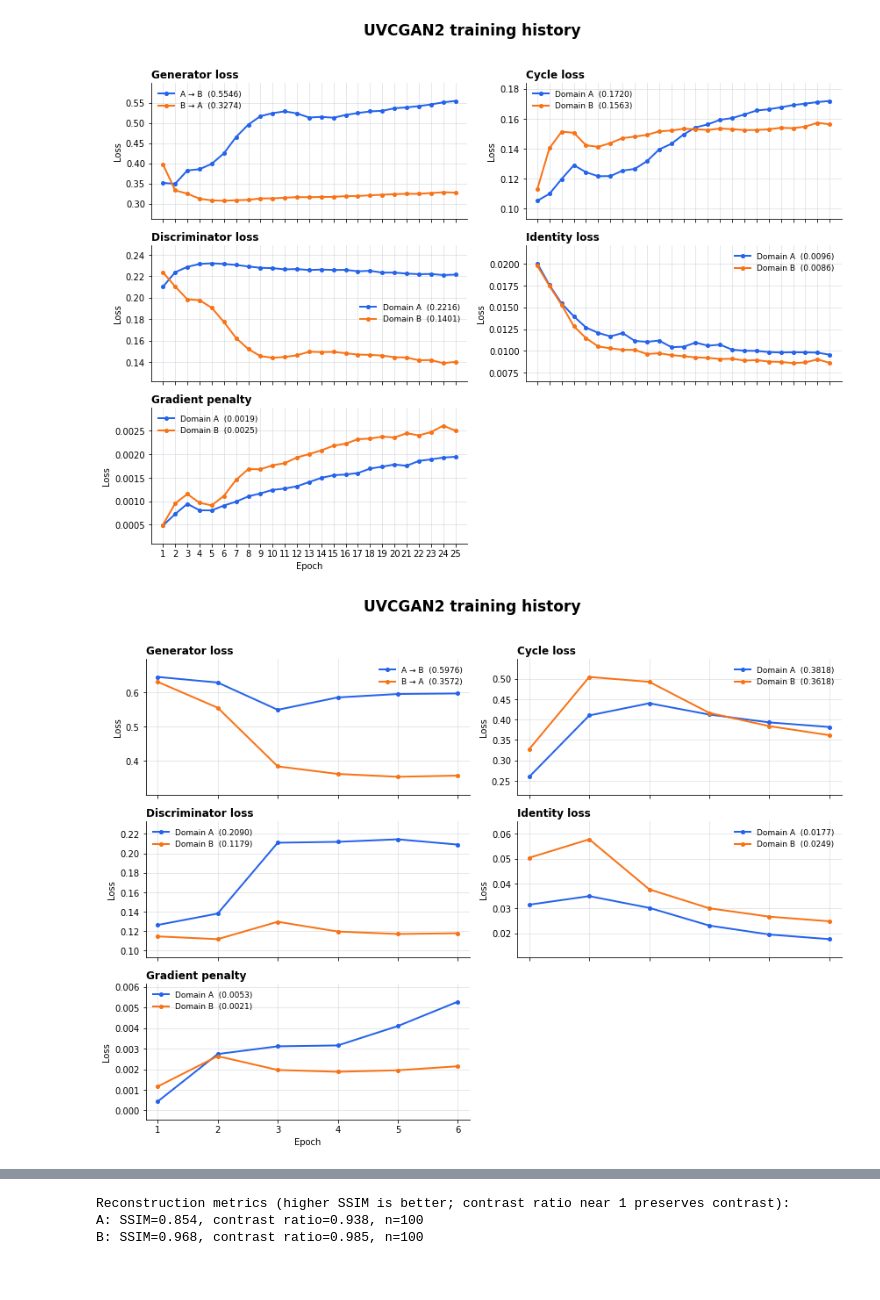
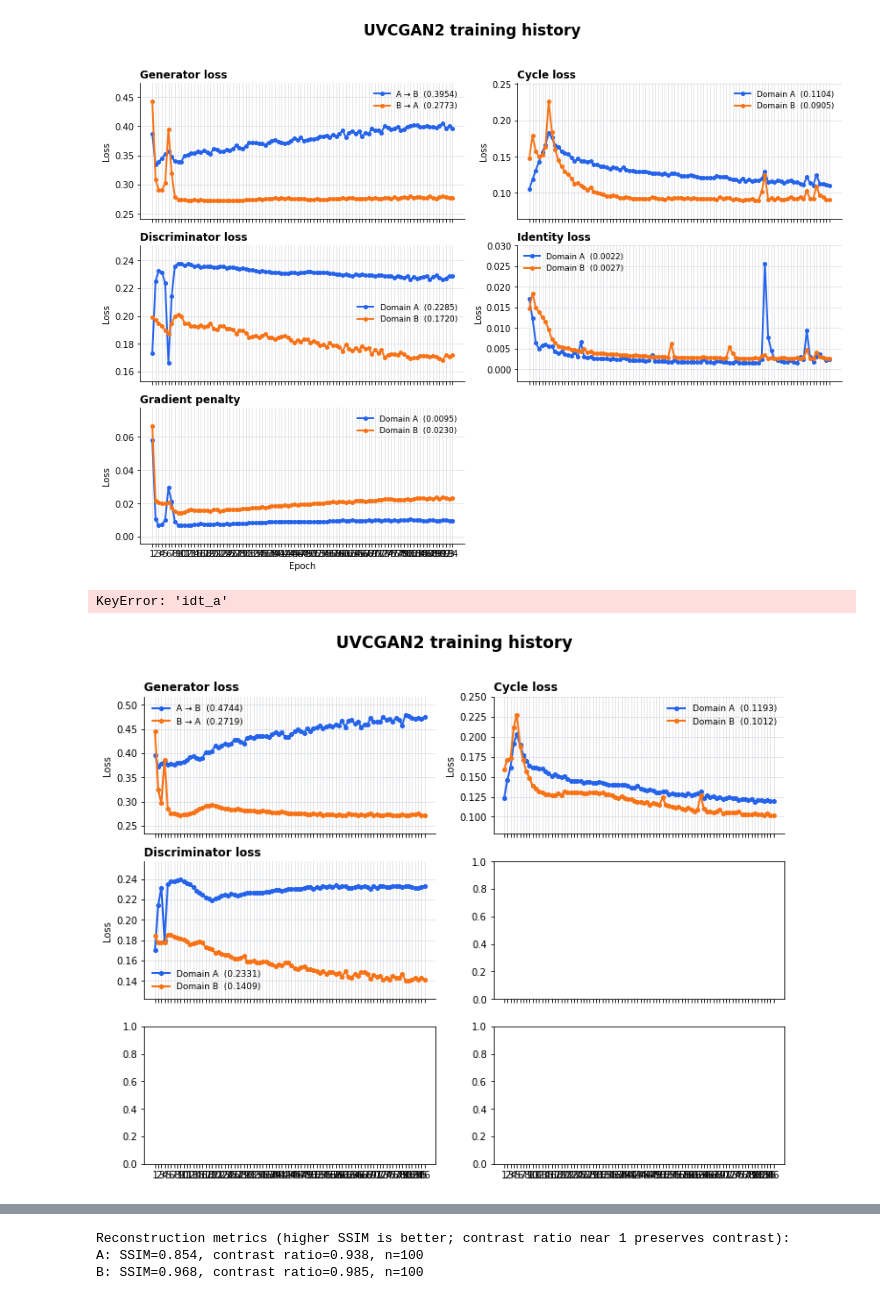
Before and after one commit to Janekkoli/uvcgan2, a Jupyter notebook: wykresy.ipynb, the cells around one changed output, grey strips where cells are left out. Saved outputs shown, nothing was run; the diff lists cells and outputs as text; code cells hidden in the pictures.

Commit message:
first really working model

```diff
--- a/wykresy.ipynb
+++ b/wykresy.ipynb
@@ -40,11 +40,14 @@ def plotTrainTrans(history_path):
     fig.tight_layout(rect=(0, 0, 1, 0.96))
     plt.show()
 # %%
-plotTrainTrans("/lu/tetyda/home/jk426853/uvcgan2/outdir/crystalSmall/crystalSmall_onlySynthbert/model_m(uvcgan2)_d(basic)_g(vit-modnet)_uvcgan2-bn_(False:10.0:0.01:5e-05:bs75)/history.csv")
+#Wykres Najnowszego modelu
+plotTrainTrans("/lu/tetyda/home/jk426853/uvcgan2/outdir/crystalSmall/crystalSmall_chatFixNoIdentityFix/model_m(uvcgan2)_d(basic)_g(vit-modnet)_uvcgan2-bn_(False:10.0:0.01:5e-05:bs4)/history.csv")
 # %% [output]
-[figure, old version]
+[figure, new version]
 # %%
-plotTrainTrans("/lu/tetyda/home/jk426853/uvcgan2/outdir/crystalSmall/crystalSmall_2256_nobackgroundtraining/model_m(uvcgan2)_d(basic)_g(vit-modnet)_uvcgan2-bn_(False:10.0:0.01:5e-05:bs75)/history.csv")
+#wykres poprawionego modelu identyty loss 0 i zwiekszyny lr na dyskryminatora
+plotTrainTrans("/lu/tetyda/home/jk426853/uvcgan2/outdir/crystalSmall/crystalSmall_chatFixNoIdentityFixv2/model_m(uvcgan2)_d(basic)_g(vit-modnet)_uvcgan2-bn_(False:10.0:0.01:5e-05:bs4)/history.csv")
 # %% [output]
+KeyError: 'idt_a'
-[figure, old version]
+[figure, new version]
 # %%
```
Also changed, not shown: parts of 1 cell of this notebook, 5 other files.
